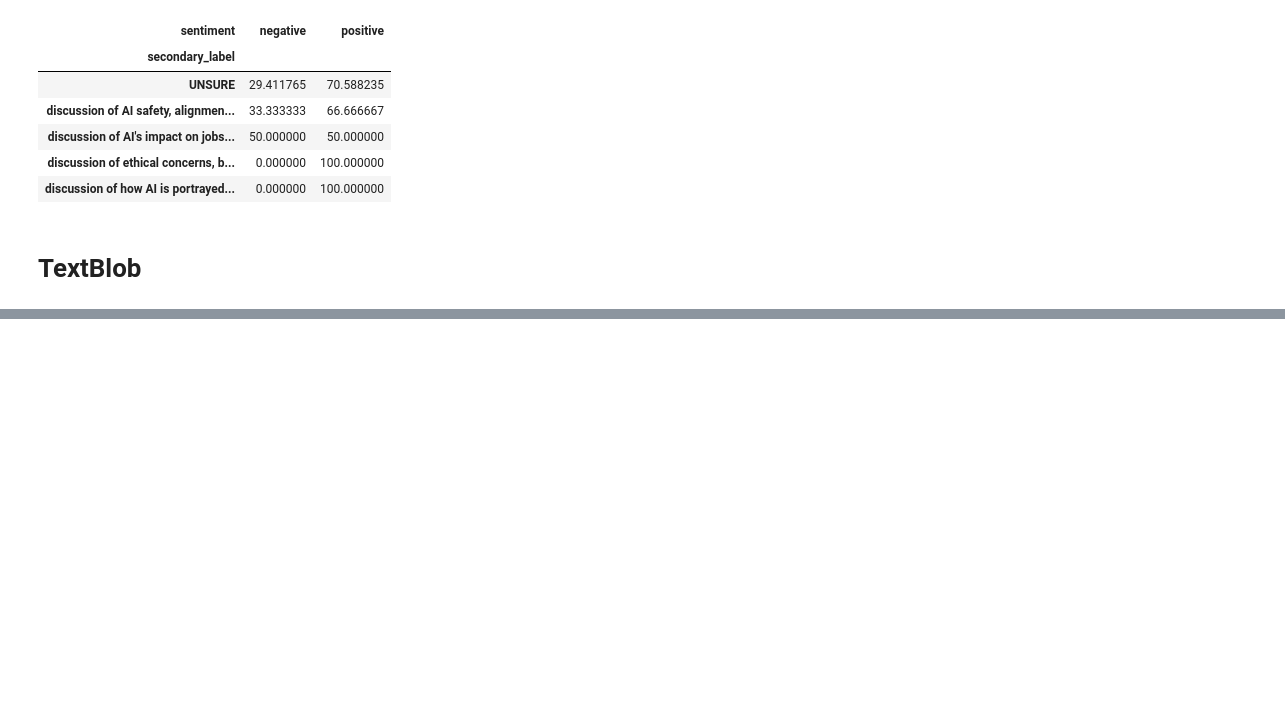
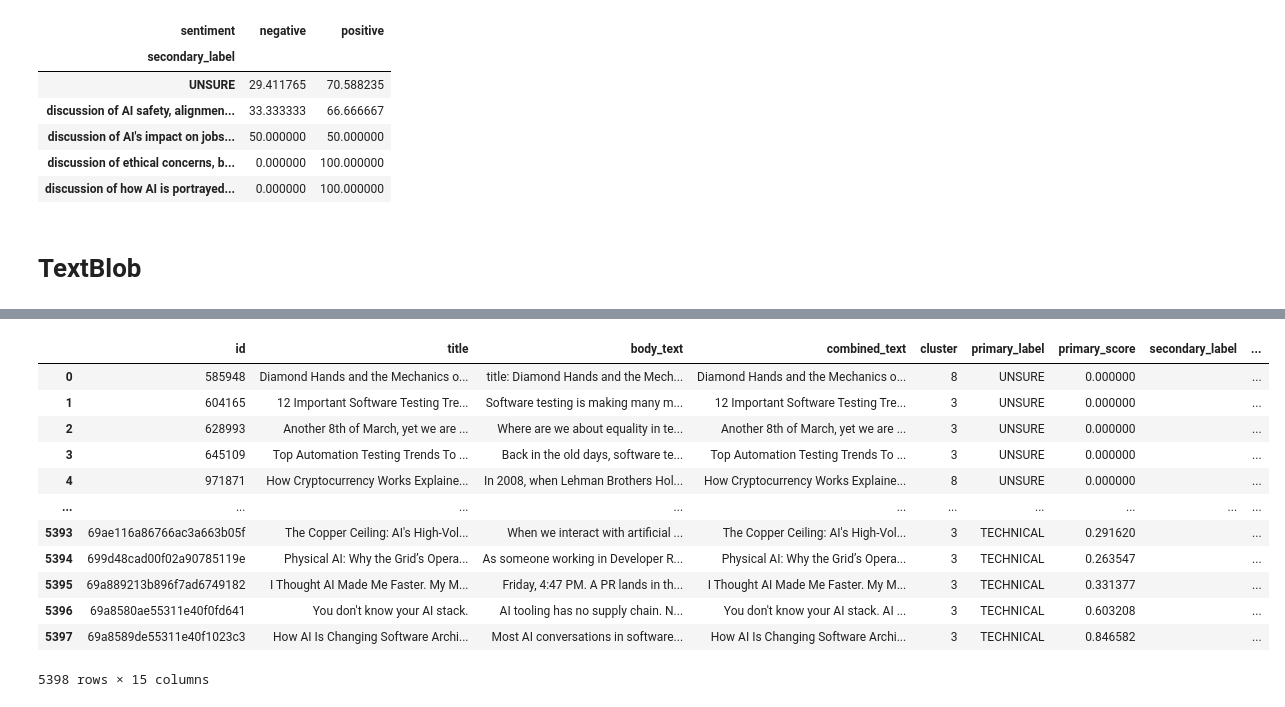
Before and after one commit to abbhinavsriram/CAP5771-abbhinav.sriram, a Jupyter notebook: dev_notebooks/sentiment_analysis.ipynb, the cells around one changed output, grey strips where cells are left out. Cells and saved outputs as stored; diff of their text form; code cells hidden in the pictures; blank space fills up the shorter version.

```diff
--- a/dev_notebooks/sentiment_analysis.ipynb
+++ b/dev_notebooks/sentiment_analysis.ipynb
@@ -122,0 +120,16 @@ KeyError: 'sentiment'
+# %%
+non_tech_df
+# %% [output]
+|  | id | title | body_text | combined_text | cluster | primary_label | primary_score | secondary_label | ... |
+| 0 | 585948 | Diamond Hands and the Mechanics o... | title: Diamond Hands and the Mech... | Diamond Hands and the Mechanics o... | 8 | UNSURE | 0.000000 |  | ... |
+| 1 | 604165 | 12 Important Software Testing Tre... | Software testing is making many m... | 12 Important Software Testing Tre... | 3 | UNSURE | 0.000000 |  | ... |
+| 2 | 628993 | Another 8th of March, yet we are ... | Where are we about equality in te... | Another 8th of March, yet we are ... | 3 | UNSURE | 0.000000 |  | ... |
+| 3 | 645109 | Top Automation Testing Trends To ... | Back in the old days, software te... | Top Automation Testing Trends To ... | 3 | UNSURE | 0.000000 |  | ... |
+| 4 | 971871 | How Cryptocurrency Works Explaine... | In 2008, when Lehman Brothers Hol... | How Cryptocurrency Works Explaine... | 8 | UNSURE | 0.000000 |  | ... |
+| ... | ... | ... | ... | ... | ... | ... | ... | ... | ... |
+| 5393 | 69ae116a86766ac3a663b05f | The Copper Ceiling: AI's High-Vol... | When we interact with artificial ... | The Copper Ceiling: AI's High-Vol... | 3 | TECHNICAL | 0.291620 |  | ... |
+| 5394 | 699d48cad00f02a90785119e | Physical AI: Why the Grid’s Opera... | As someone working in Developer R... | Physical AI: Why the Grid’s Opera... | 3 | TECHNICAL | 0.263547 |  | ... |
+| 5395 | 69a889213b896f7ad6749182 | I Thought AI Made Me Faster. My M... | Friday, 4:47 PM. A PR lands in th... | I Thought AI Made Me Faster. My M... | 3 | TECHNICAL | 0.331377 |  | ... |
+| 5396 | 69a8580ae55311e40f0fd641 | You don't know your AI stack. | AI tooling has no supply chain. N... | You don't know your AI stack. AI ... | 3 | TECHNICAL | 0.603208 |  | ... |
+| 5397 | 69a8589de55311e40f1023c3 | How AI Is Changing Software Archi... | Most AI conversations in software... | How AI Is Changing Software Archi... | 3 | TECHNICAL | 0.846582 |  | ... |
+5398 rows × 15 columns
```
Also changed, not shown: parts of 5 cells of this notebook, 1 other file.
